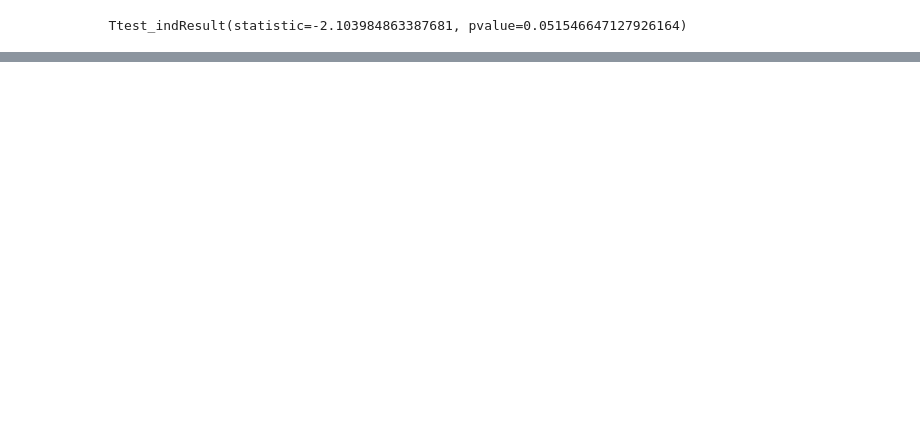
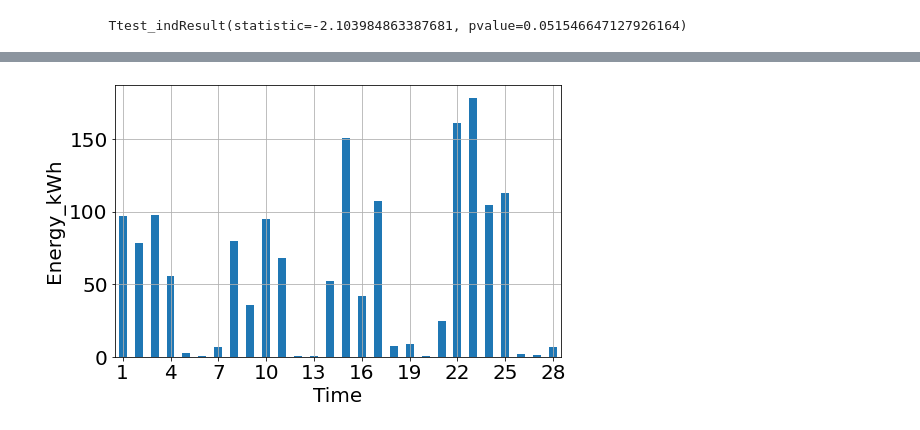
Before and after one commit to hancse/han_microgrid_lab, a Jupyter notebook: ChargingDemandPrediction/CovidImpactOnDemand.ipynb, the cells around one changed output, grey strips where cells are left out. Saved outputs shown, nothing was run; the diff lists cells and outputs as text; code cells hidden in the pictures; blank space fills up the shorter version.

```diff
--- a/ChargingDemandPrediction/CovidImpactOnDemand.ipynb
+++ b/ChargingDemandPrediction/CovidImpactOnDemand.ipynb
@@ -296,0 +313,12 @@ Fri2  and  Fri3 :
+# %%
+df_Feb_daily = df.loc[(df.index > '2022-01-31') & (df.index < '2022-03-01'),'Energy_kWh'].reset_index()
+# %%
+df_Feb_daily['Time']=pd.to_datetime(df_Feb_daily['Time']).dt.day
+# %%
+plt.rcParams.update({'font.size': 20})
+fig = df_Feb_daily.plot(x='Time',y='Energy_kWh',figsize=(8,5), kind='bar', rot=0, legend=False, ylabel='Energy_kWh')
+plt.pyplot.locator_params(axis='x', nbins=10)
+plt.pyplot.grid()
+plt.pyplot.savefig('DemandFeb_daily.png', bbox_inches="tight")
+# %% [output]
+[figure, added]
```
Also changed, not shown: parts of 11 cells of this notebook, 5 other files.
